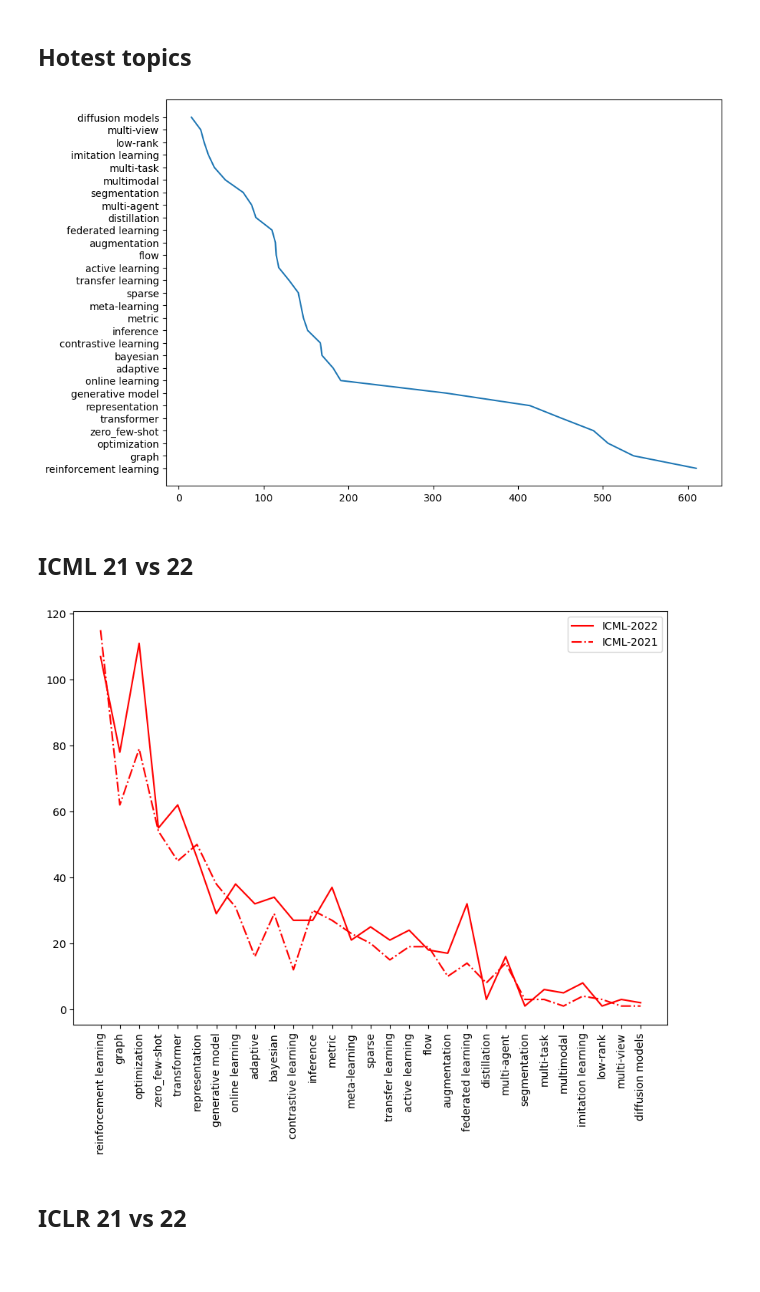
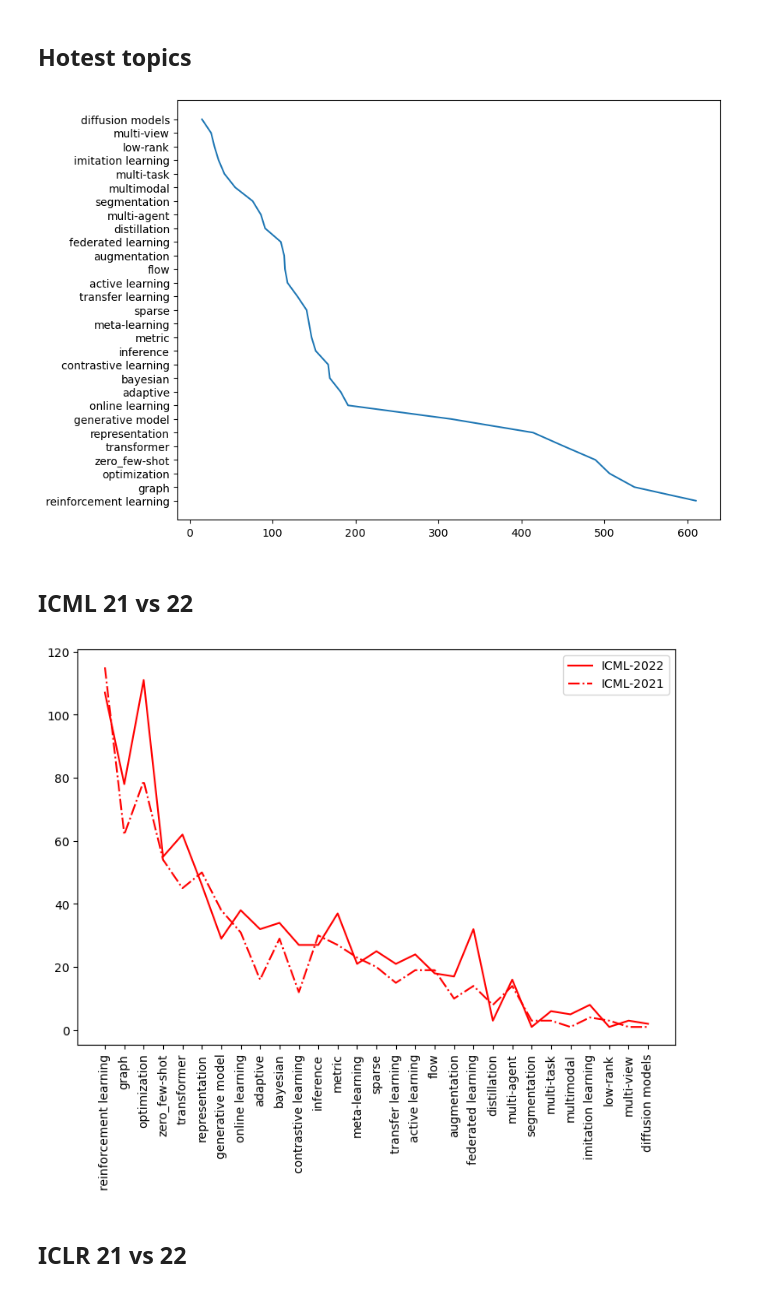
Before and after one commit to charlesxu90/AI-trends, a Jupyter notebook: 0.process_and_assign_topics.ipynb, the cells around one changed output. Saved outputs shown, nothing was run; the diff lists cells and outputs as text; code cells hidden in the pictures; blank space fills up the shorter version.

Commit message:
update figure size, add NIPS figure

```diff
--- a/0.process_and_assign_topics.ipynb
+++ b/0.process_and_assign_topics.ipynb
@@ -476,27 +476,27 @@ _, NIPS21_freq, NIPS21_ratio = calculate_topic_frequency_ratio(df_NIPS21)
 # %%
 import numpy as np
 
 freqs = np.array(AAAI22_freq) + np.array(ICML22_freq) + np.array(ICML21_freq) + np.array(ICLR21_freq) + np.array(ICLR22_freq) + np.array(NIPS21_freq)
 topic2freq = {topic:freq for topic, freq in zip(topics, freqs)}
 topic2freq = dict(sorted(topic2freq.items(), key=operator.itemgetter(1),reverse=True))
 
-plt.figure(figsize=(10,7))
+plt.figure(figsize=(9,7))
 plt.plot(topic2freq.values(), topic2freq.keys(), )
 plt.savefig('./figures/Topics_summary.jpg', bbox_inches='tight')
 plt.show()
 # %% [output]
-[figure, old version]
+[figure, new version]
 # %% [markdown]
 ## ICML 21 vs 22
 # %%
-plt.figure(figsize=(10,7))
+plt.figure(figsize=(9,6))
 plt.plot(topics, ICML22_freq, label='ICML-2022', color='red')
 plt.plot(topics, ICML21_freq, '-.', label='ICML-2021', color='red')
 plt.xticks(rotation=90)
 plt.legend()
 plt.savefig('./figures/ICML_trend.jpg', bbox_inches='tight')
 # %% [output]
-[figure, old version]
+[figure, new version]
 # %% [markdown]
 ## ICLR 21 vs 22
 # %%
```
Also changed, not shown: parts of 3 cells of this notebook, 5 other files.
